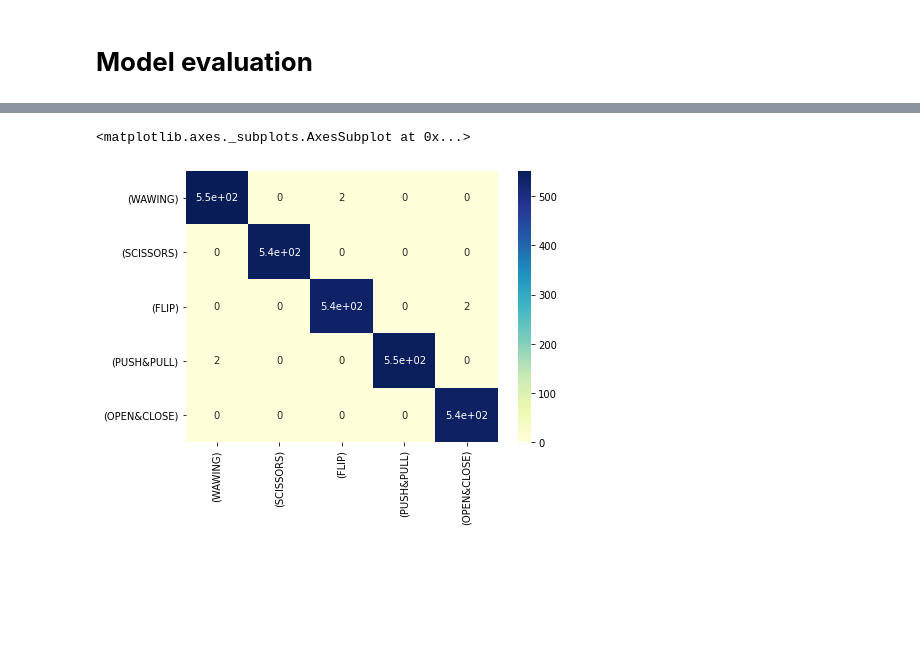
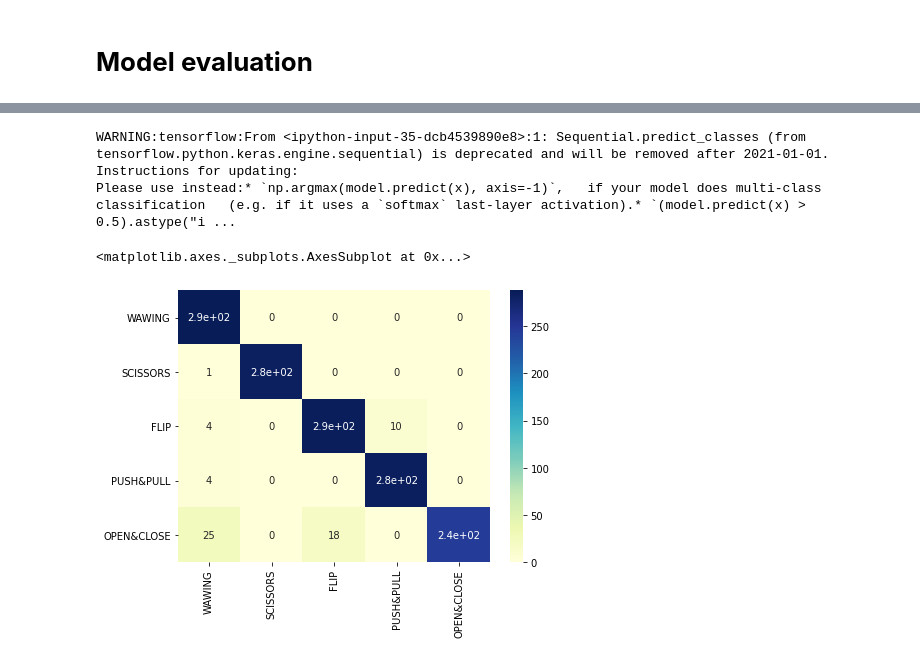
Before and after one commit to Mario-td/Hand-Gesture-Classification-with-Tensorflow-2.0, a Jupyter notebook: 3DModel.ipynb, the cells around one changed output, grey strips where cells are left out. Drawn from its saved outputs; the diff is of its cells as text; code cells hidden in the pictures; blank space fills up the shorter version.

```diff
--- a/3DModel.ipynb
+++ b/3DModel.ipynb
@@ -76,33 +126,35 @@ y_test3D = tf.keras.utils.to_categorical(y_test3D, n_classes)
 n_input3D = len(X_train3D[0][0])
 # Reshapes the input splitting it into subsequences
 n_sub = 2
-n_length = (int) (t_steps / n_sub)
+n_length = int(t_steps / n_sub)
 X_train3D = X_train3D.reshape((X_train3D.shape[0], n_sub, n_length, n_input3D))
+X_val3D = X_val3D.reshape((X_val3D.shape[0], n_sub, n_length, n_input3D))
 X_test3D = X_test3D.reshape((X_test3D.shape[0], n_sub, n_length, n_input3D))
 # %%
 # Defines the model
 model_3D = tf.keras.Sequential()
-model_3D.add(tf.keras.layers.Conv1D(filters=64, kernel_size=3, activation='relu', input_shape=(n_sub,  n_length, n_input3D)))
+model_3D.add(tf.keras.layers.Conv1D(filters=64, kernel_size=3, activation='relu', input_shape=(n_sub, n_length, n_input3D)))
 model_3D.add(tf.keras.layers.Conv1D(filters=64, kernel_size=3, activation='relu'))
-model_3D.add(tf.keras.layers.Dropout(0.4))
+model_3D.add(tf.keras.layers.Dropout(0.2))
 model_3D.add(tf.keras.layers.TimeDistributed(tf.keras.layers.MaxPooling1D(pool_size=2)))
 model_3D.add(tf.keras.layers.TimeDistributed(tf.keras.layers.Flatten()))
 model_3D.add(tf.keras.layers.LSTM(200))
-model_3D.add(tf.keras.layers.Dropout(0.4))
+model_3D.add(tf.keras.layers.Dropout(0.2))
 model_3D.add(tf.keras.layers.Dense(n_classes, activation='softmax'))
 # %% [markdown]
 # **Model training**
 # %%
 # Hyperparameters
 batch_size = 1024
-n_epochs = 80
-opt = tf.keras.optimizers.Adam(learning_rate=0.0013, beta_1=0.9, beta_2=0.999, amsgrad=False)
+n_epochs = 70
+opt = tf.keras.optimizers.Adam(learning_rate=0.0011, beta_1=0.9, beta_2=0.999, amsgrad=False)
 
-model_3D.compile(loss='categorical_crossentropy', optimizer= opt, metrics=['accuracy'])
+model_3D.compile(loss='categorical_crossentropy', optimizer=opt, metrics=['accuracy'])
 
 # Measures the training time
 t_start = time.time()
-history = model_3D.fit(X_train3D, y_train3D, shuffle=True, batch_size=batch_size, epochs=n_epochs)
+history = model_3D.fit(X_train3D, Y_train3D, validation_data=(X_val3D, Y_val3D),
+                       shuffle=True, batch_size=batch_size, epochs=n_epochs)
 t_stop = time.time()
-print( "Training time: " + str(datetime.timedelta(seconds= t_stop - t_start)))
+print("Training time: " + str(datetime.timedelta(seconds=t_stop - t_start)))
 # %% [output]
@@ -150,24 +207,25 @@ model_3D.evaluate(X_test3D, y_test3D)
 # %%
 predicted_classes = model_3D.predict_classes(X_test3D)
 # Sets the actual test label with the same format
-y_test3D = y_test3D.argmax(1)
+Y_test3D = Y_test3D.argmax(1)
+# %% [output]
+WARNING:tensorflow:From <ipython-input-35-dcb4539890e8>:1: Sequential.predict_classes (from tensorflow.python.keras.engine.sequential) is deprecated and will be removed after 2021-01-01.
+Instructions for updating:
+Please use instead:* `np.argmax(model.predict(x), axis=-1)`,   if your model does multi-class classification   (e.g. if it uses a `softmax` last-layer activation).* `(model.predict(x) > 0.5).astype("i ...
 # %%
-from sklearn.metrics import confusion_matrix
-import seaborn as sns
-
 # Label of the classes
 LABELS = [
-    '(WAWING)',
-    '(SCISSORS)',
-    '(FLIP)',
-    '(PUSH&PULL)',
-    '(OPEN&CLOSE)'
+    'WAWING',
+    'SCISSORS',
+    'FLIP',
+    'PUSH&PULL',
+    'OPEN&CLOSE'
 ]
 
-cm = confusion_matrix( y_test3D, predicted_classes)
+cm = confusion_matrix(Y_test3D, predicted_classes)
 cm
-plt.figure(figsize = (7, 5))
-sns.heatmap(cm, annot = True, xticklabels = LABELS, yticklabels = LABELS, cmap="YlGnBu")
+plt.figure(figsize=(7, 5))
+sns.heatmap(cm, annot=True, xticklabels=LABELS, yticklabels=LABELS, cmap="YlGnBu")
 # %% [output]
 <matplotlib.axes._subplots.AxesSubplot at 0x...>
-[figure, old version]
+[figure, new version]
```
Also changed, not shown: parts of 19 cells of this notebook.
